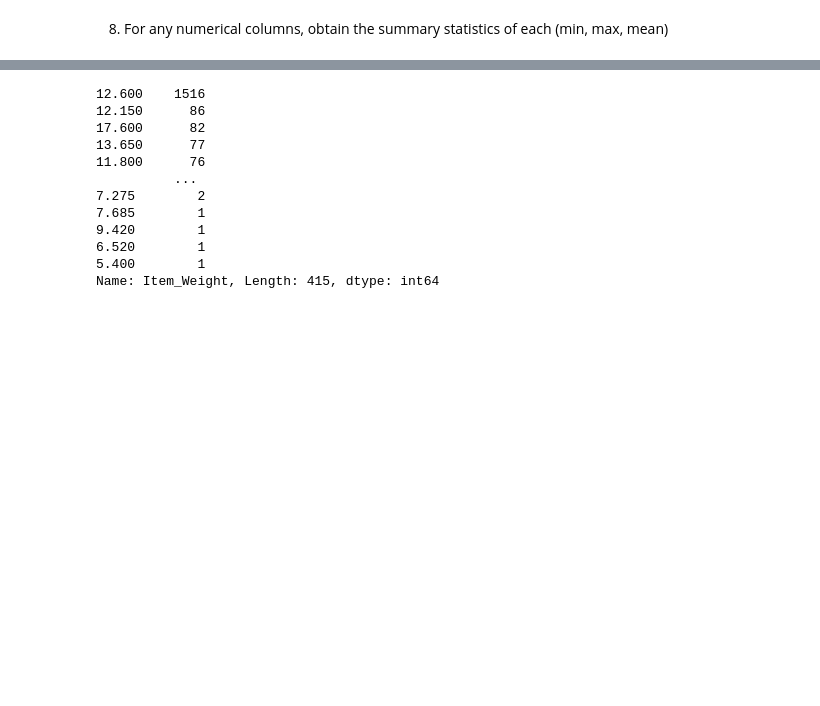
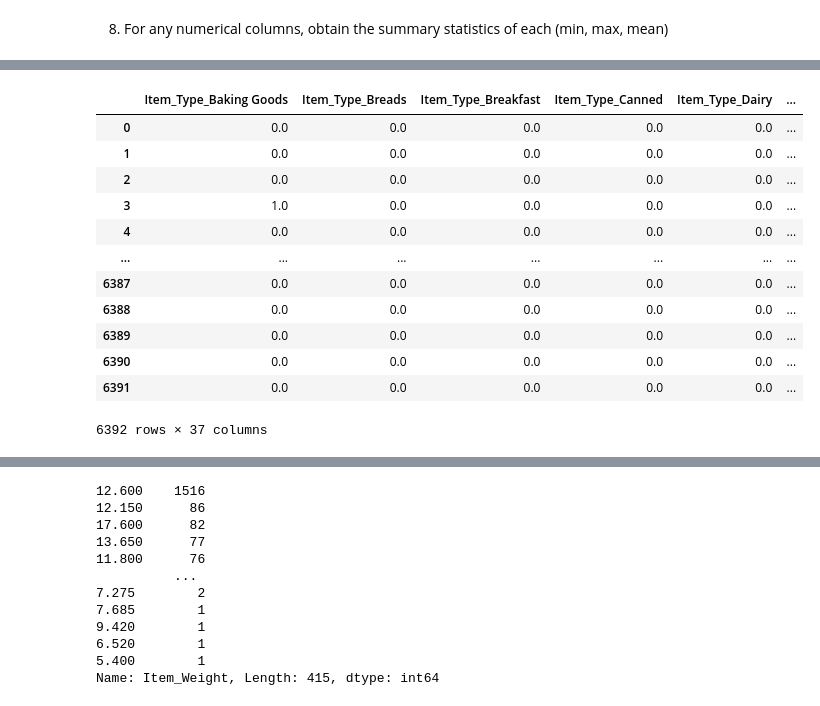
Before and after one commit to Tiagee0730/Prediction-of-Product-Sales, a Jupyter notebook: Project_1_Product_Sales.ipynb, the cells around one changed output, grey strips where cells are left out. Saved outputs shown, nothing was run; the diff lists cells and outputs as text; code cells hidden in the pictures; blank space fills up the shorter version.

```diff
--- a/Project_1_Product_Sales.ipynb
+++ b/Project_1_Product_Sales.ipynb
@@ -266,0 +284,4 @@ X_test_processed = preprocessor.transform(X_test)
+# %%
+X = df.drop(columns = ['Item_Identifier', 'Item_Outlet_Sales'] )
+y = df['Item_Outlet_Sales']
+X_train, X_test, y_train, y_test = train_test_split(X, y, random_state = 42)
@@ -266,0 +335,21 @@ X_test_processed = preprocessor.transform(X_test)
+# %%
+# convert to dataframe, extract new column names from encoder
+# set prefixes to original column names
+ohe_column_names = ohe_encoder.get_feature_names_out(train_cat_data.columns)
+train_ohe = pd.DataFrame(train_ohe, columns=ohe_column_names)
+test_ohe = pd.DataFrame(test_ohe, columns=ohe_column_names)
+train_ohe
+# %% [output]
+|  | Item_Type_Baking Goods | Item_Type_Breads | Item_Type_Breakfast | Item_Type_Canned | Item_Type_Dairy | ... |
+| 0 | 0.0 | 0.0 | 0.0 | 0.0 | 0.0 | ... |
+| 1 | 0.0 | 0.0 | 0.0 | 0.0 | 0.0 | ... |
+| 2 | 0.0 | 0.0 | 0.0 | 0.0 | 0.0 | ... |
+| 3 | 1.0 | 0.0 | 0.0 | 0.0 | 0.0 | ... |
+| 4 | 0.0 | 0.0 | 0.0 | 0.0 | 0.0 | ... |
+| ... | ... | ... | ... | ... | ... | ... |
+| 6387 | 0.0 | 0.0 | 0.0 | 0.0 | 0.0 | ... |
+| 6388 | 0.0 | 0.0 | 0.0 | 0.0 | 0.0 | ... |
+| 6389 | 0.0 | 0.0 | 0.0 | 0.0 | 0.0 | ... |
+| 6390 | 0.0 | 0.0 | 0.0 | 0.0 | 0.0 | ... |
+| 6391 | 0.0 | 0.0 | 0.0 | 0.0 | 0.0 | ... |
+6392 rows × 37 columns
```
Also changed, not shown: parts of 26 cells of this notebook.
